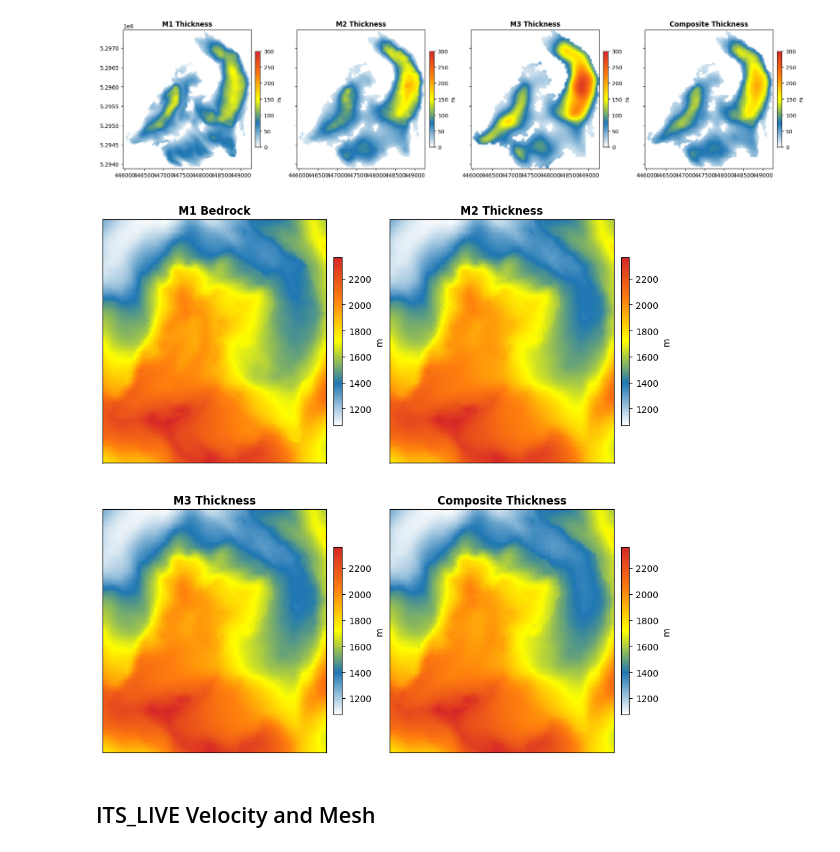
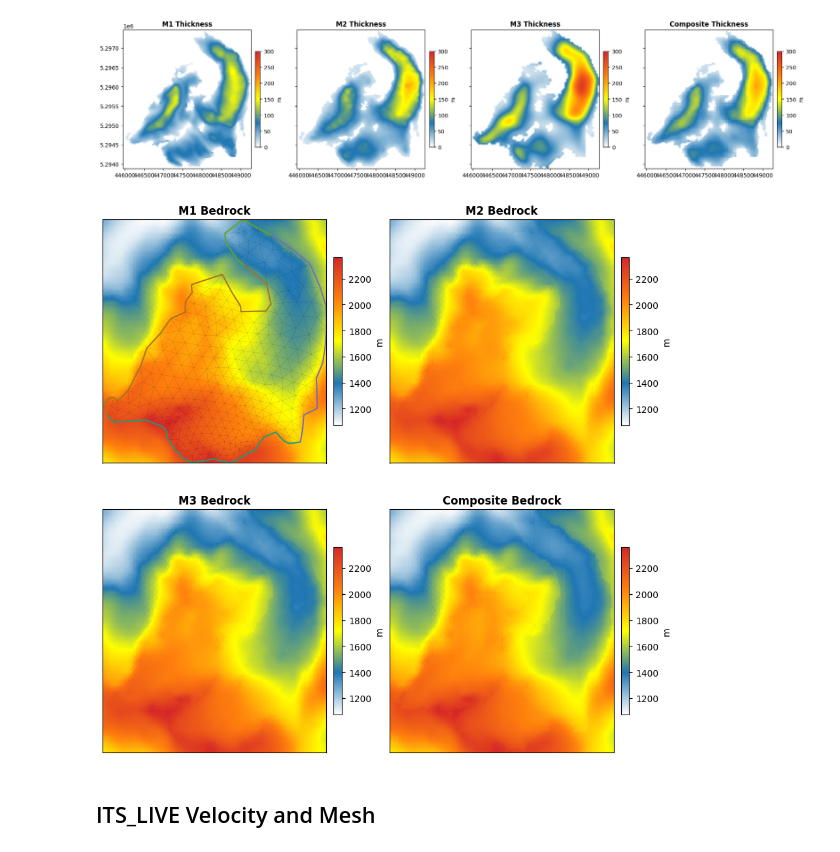
Before and after one commit to JonMaurer/Blue_glacier, a Jupyter notebook: sync/blue_glacier/code/liam_notebooks/blue_glacier.ipynb, the cells around one changed output. Drawn from its saved outputs; the diff is of its cells as text; code cells hidden in the pictures.

```diff
--- a/sync/blue_glacier/code/liam_notebooks/blue_glacier.ipynb
+++ b/sync/blue_glacier/code/liam_notebooks/blue_glacier.ipynb
@@ -270,6 +271,7 @@ colors = ax[0,0].imshow(b_obs_m1[0, :, :],
                       extent=(extent["left"], extent["right"], extent["bottom"], extent["top"]),
                       cmap = cmap2,
                       axes=ax[0,0])
+firedrake.triplot(mesh, axes=ax[0,0], **kw)
 fig.colorbar(colors, label="m", location = 'right', fraction=0.035, pad=0.03)
 ax[0,0].set_title('M1 Bedrock', fontweight = 'bold')
 ax[0,0].set_aspect("equal")
@@ -277,37 +279,37 @@ ax[0,0].set_aspect("equal")
 colors = ax[0,1].imshow(b_obs_m2[0, :, :],
                       extent=(extent["left"], extent["right"], extent["bottom"], extent["top"]),
                       cmap = cmap2,
                       axes=ax[0,1])
 fig.colorbar(colors, label="m", location = 'right', fraction=0.035, pad=0.03)
-ax[0,1].set_title('M2 Thickness', fontweight = 'bold')
+ax[0,1].set_title('M2 Bedrock', fontweight = 'bold')
 ax[0,1].set_aspect("equal")
 
 colors = ax[1,0].imshow(b_obs_m2[0, :, :],
                       extent=(extent["left"], extent["right"], extent["bottom"], extent["top"]),
                       cmap = cmap2,
                       axes=ax[1,0])
 fig.colorbar(colors, label="m", location = 'right', fraction=0.035, pad=0.03)
-ax[1,0].set_title('M3 Thickness', fontweight = 'bold')
+ax[1,0].set_title('M3 Bedrock', fontweight = 'bold')
 ax[1,0].set_aspect("equal")
 
 colors = ax[1,1].imshow(b_obs_comp,
                       extent=(extent["left"], extent["right"], extent["bottom"], extent["top"]),
                       cmap = cmap2,
                       axes=ax[1,1])
 fig.colorbar(colors, label="m", location = 'right', fraction=0.035, pad=0.03)
-ax[1,1].set_title('Composite Thickness', fontweight = 'bold')
+ax[1,1].set_title('Composite Bedrock', fontweight = 'bold')
 ax[1,1].set_aspect("equal")
 
 ax[0,0].set_xticks([])
 ax[0,1].set_xticks([])
 ax[1,0].set_xticks([])
 ax[1,1].set_xticks([])
 
 ax[1,0].set_yticks([])
 
 plt.tight_layout()
 # %% [output]
-[figure, old version]
+[figure, new version]
 # %% [markdown]
 ## ITS_LIVE Velocity and Mesh
 # %%
```
Also changed, not shown: parts of 15 cells of this notebook, 20 other files.
